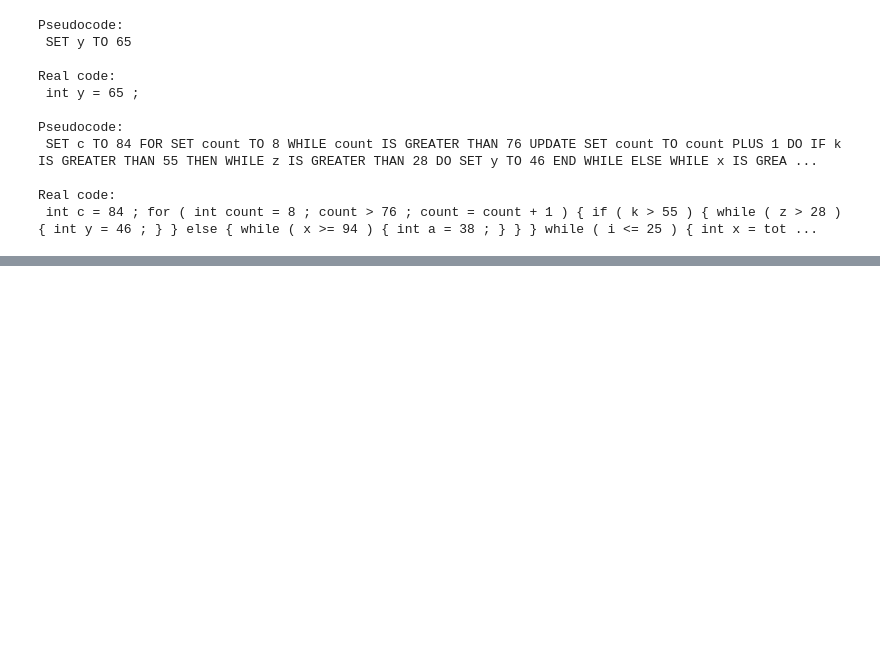
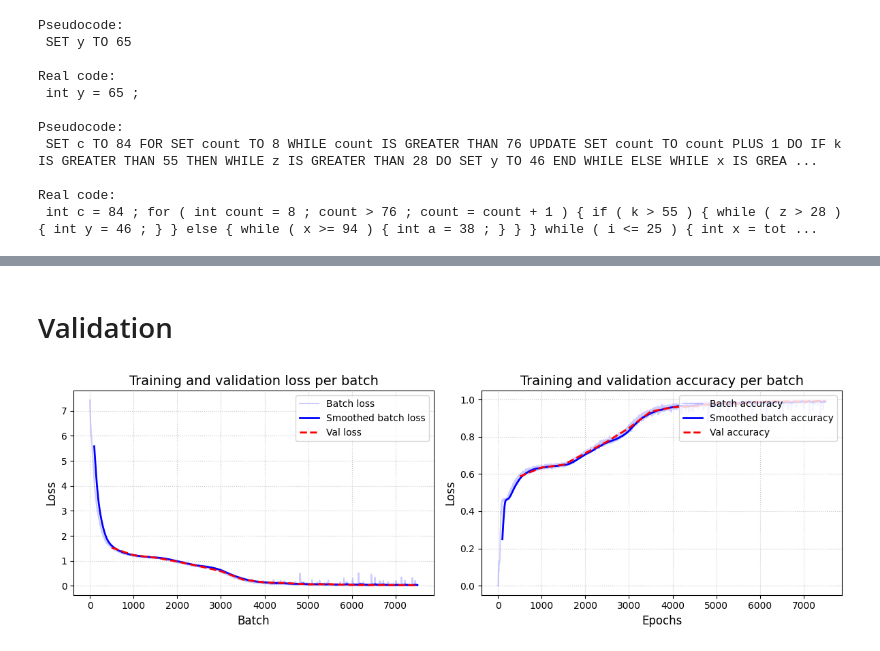
Before and after one commit to luongphucdien/pseudocode-translator, a Jupyter notebook: translator.ipynb, the cells around one changed output, grey strips where cells are left out. Saved outputs shown, nothing was run; the diff lists cells and outputs as text; code cells hidden in the pictures; blank space fills up the shorter version.

Commit message:
from_colab: plot loss and accuracy

```diff
--- a/translator.ipynb
+++ b/translator.ipynb
@@ -1113,5 +1112,5 @@ model = PseudocodeTranslator(
     quantize_to_bits=8,
 )
 # %%
-history = start_training(model, train_set, validation_set, epochs=10)
+history = start_training(model, train_set, validation_set, epochs=2)
 # %% [output]
@@ -1135,0 +1134,44 @@ KeyboardInterrupt:
+# %% [markdown]
+# Validation
+# %%
+import matplotlib.pyplot as plt
+
+def plot_history(history, smoothing_window=100):
+  train_steps = range(1, len(history['batch_loss']) + 1)
+  val_steps = history["val_steps"]
+
+  def smooth(data, window_size):
+    if len(data) < window_size:
+      return data
+    return np.convolve(data, np.ones(window_size) / window_size, mode='valid')
+
+  smooth_loss = smooth(history["batch_loss"], smoothing_window)
+  smooth_acc = smooth(history["batch_accuracy"], smoothing_window)
+  smooth_steps = range(smoothing_window, len(history["batch_loss"]) + 1)
+
+  fig, (ax1, ax2) = plt.subplots(1, 2, figsize=(12, 4))
+
+  ax1.plot(train_steps, history['batch_loss'], "b-", label='Batch loss', alpha=0.2)
+  ax1.plot(smooth_steps, smooth_loss, "b-", label='Smoothed batch loss', linewidth=2)
+  ax1.plot(val_steps, history["val_loss"], "r--", label='Val loss', linewidth=2)
+  ax1.set_title('Training and validation loss per batch', fontsize=14)
+  ax1.set_xlabel('Batch', fontsize=12)
+  ax1.set_ylabel('Loss', fontsize=12)
+  ax1.legend(loc="upper right")
+  ax1.grid(True, linestyle=":", alpha=0.7)
+
+  ax2.plot(train_steps, history['batch_accuracy'], "b-", label='Batch accuracy', alpha=0.2)
+  ax2.plot(smooth_steps, smooth_acc, "b-", label='Smoothed batch accuracy', linewidth=2)
+  ax2.plot(val_steps, history["val_accuracy"], "r--", label='Val accuracy', linewidth=2)
+  ax2.set_title('Training and validation accuracy per batch', fontsize=14)
+  ax2.set_xlabel('Epochs', fontsize=12)
+  ax2.set_ylabel('Loss', fontsize=12)
+  ax2.legend(loc="upper right")
+  ax2.grid(True, linestyle=":", alpha=0.7)
+
+  plt.tight_layout()
+  plt.show()
+# %%
+plot_history(history)
+# %% [output]
+[figure, added]
```
Also changed, not shown: parts of 3 cells of this notebook.
